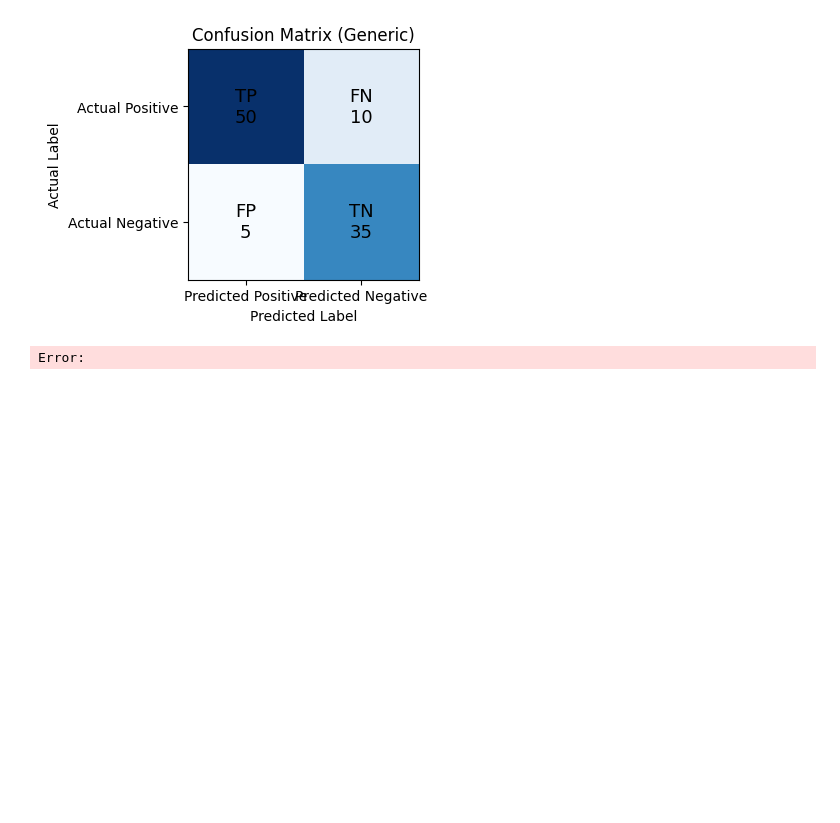
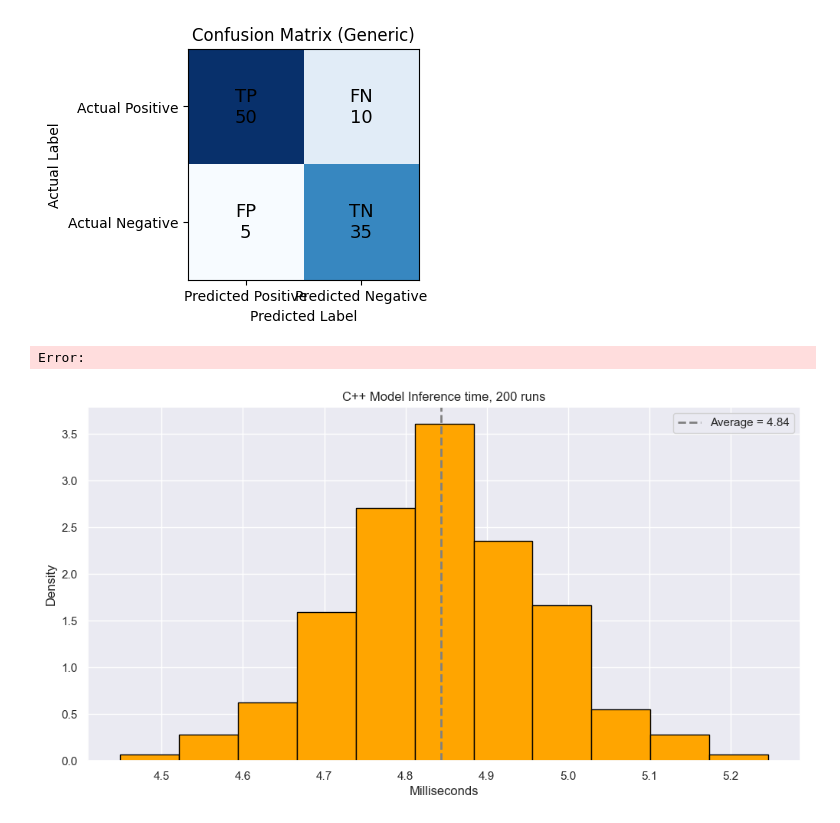
Before and after one commit to benhunt19/deep-lob-project, a Jupyter notebook: src/notebooks/genericNotebook.ipynb, the cells around one changed output. Saved outputs shown, nothing was run; the diff lists cells and outputs as text; code cells hidden in the pictures; blank space fills up the shorter version.

```diff
--- a/src/notebooks/genericNotebook.ipynb
+++ b/src/notebooks/genericNotebook.ipynb
@@ -1047,3 +1047,22 @@ plt.show()
 # %% [output]
 [figure]
 Error:
+# %%
+import pandas as pd
+import matplotlib.pyplot as plt
+import seaborn as sns
+sns.set()
+cppData = r"C:\Users\benhu\UCL\Term 3\HSBC\cpp-lob-simulator\src\cppDeepLOBInference.csv"
+vals  = pd.read_csv(cppData).values
+av = vals.mean()
+
+fig = plt.figure(figsize=(12,6))
+plt.hist(vals, density=True, bins=11, color='orange', edgecolor='black')
+plt.axvline(av, color='grey', linestyle='--', linewidth=2, label=f'Average = {av:.2f}')
+plt.legend()
+plt.title("C++ Model Inference time, 200 runs")
+plt.xlabel("Milliseconds")
+plt.ylabel("Density")
+plt.show()
+# %% [output]
+[figure, added]
```
Also changed, not shown: parts of 1 cell of this notebook.
